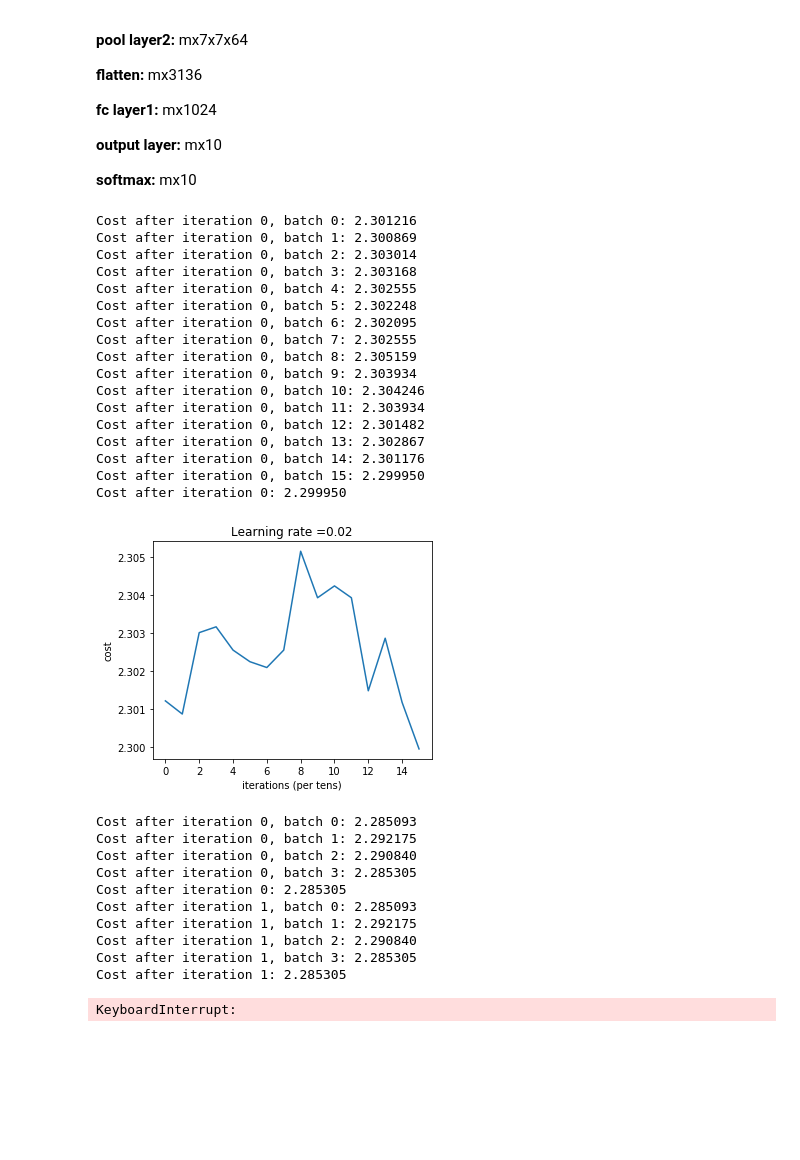
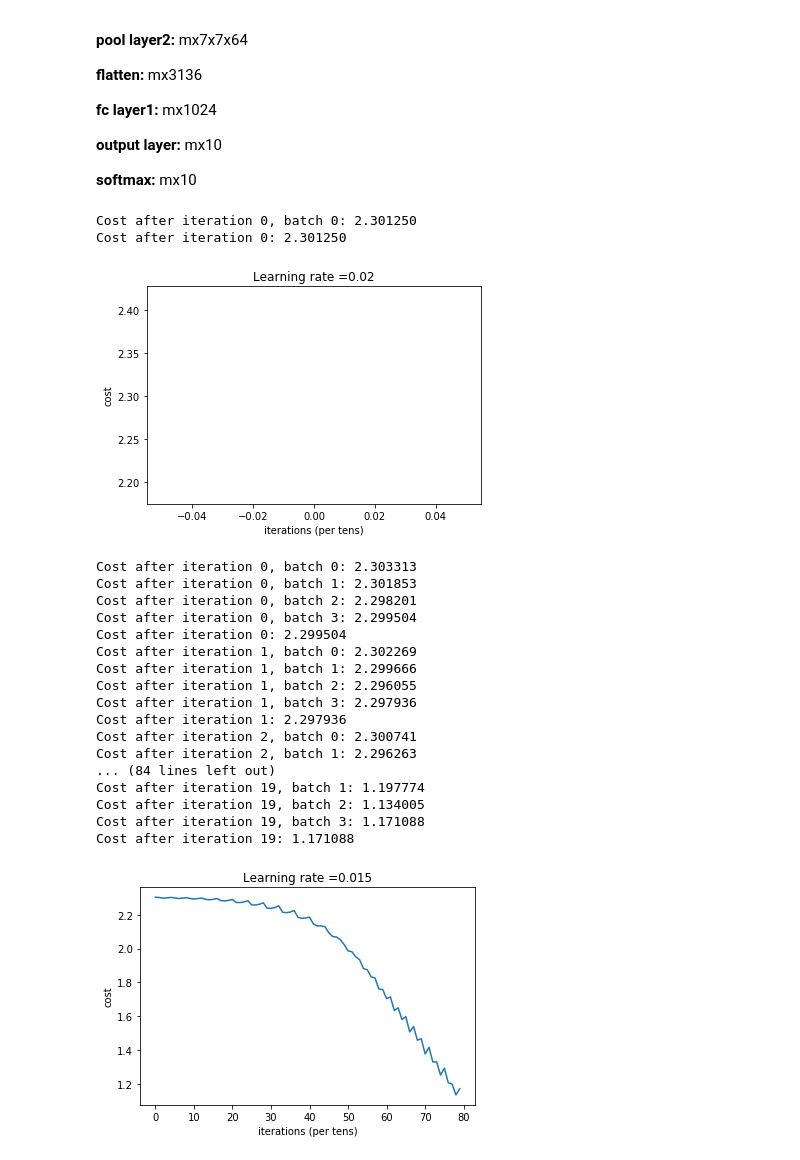
Before and after one commit to wssrcok/DeepLearning, a Jupyter notebook: CNN/cnn_mnist.ipynb, the cells around one changed output. Cells and saved outputs as stored; diff of their text form; code cells hidden in the pictures; blank space fills up the shorter version.

```diff
--- a/CNN/cnn_mnist.ipynb
+++ b/CNN/cnn_mnist.ipynb
@@ -103,43 +103,35 @@ plt.imshow(input_layer[0,0])
 # %%
 # training model
 filter_dims = [(32,1,5,5),(64,32,5,5)]
 layers_dims = [3136, 1024, classes] #  2-layer model
-parameters, parameters_conv, grads, conv_grads = cnn_model(input_layer[0:4096], train_labels[0:4096], filter_dims, layers_dims,
-                                                           truncate = 4, batch_size = 256, learning_rate = 0.02, num_iterations = 1, print_cost = True)
+parameters, parameters_conv, grads, conv_grads = cnn_model(input_layer[0:256], train_labels[0:256], filter_dims, layers_dims,
+                                                           truncate = 0, batch_size = 256, learning_rate = 0.02, num_iterations = 1, print_cost = True)
 # %% [output]
-Cost after iteration 0, batch 0: 2.301216
-Cost after iteration 0, batch 1: 2.300869
-Cost after iteration 0, batch 2: 2.303014
-Cost after iteration 0, batch 3: 2.303168
-Cost after iteration 0, batch 4: 2.302555
-Cost after iteration 0, batch 5: 2.302248
-Cost after iteration 0, batch 6: 2.302095
-Cost after iteration 0, batch 7: 2.302555
-Cost after iteration 0, batch 8: 2.305159
-Cost after iteration 0, batch 9: 2.303934
-Cost after iteration 0, batch 10: 2.304246
-Cost after iteration 0, batch 11: 2.303934
-Cost after iteration 0, batch 12: 2.301482
-Cost after iteration 0, batch 13: 2.302867
-Cost after iteration 0, batch 14: 2.301176
-Cost after iteration 0, batch 15: 2.299950
-Cost after iteration 0: 2.299950
+Cost after iteration 0, batch 0: 2.301250
+Cost after iteration 0: 2.301250
-[figure, old version]
+[figure, new version]
 # %%
 #further training on the same model
-parameters, parameters_conv, grads, conv_grads = cnn_model(input_layer[0:256], train_labels[:,0:256], layers_dims, filter_dims, truncate = 4, batch_size = 64, learning_rate = 0.01, num_iterations = 5, parameters = parameters, parameters_conv = parameters_conv, print_cost = True)
+parameters, parameters_conv, grads, conv_grads = cnn_model(input_layer[0:256], train_labels[:,0:256], layers_dims, filter_dims, truncate = 0, batch_size = 64, learning_rate = 0.015, num_iterations = 20, parameters = parameters, parameters_conv = parameters_conv, print_cost = True)
 # %% [output]
-Cost after iteration 0, batch 0: 2.285093
-Cost after iteration 0, batch 1: 2.292175
-Cost after iteration 0, batch 2: 2.290840
-Cost after iteration 0, batch 3: 2.285305
-Cost after iteration 0: 2.285305
-Cost after iteration 1, batch 0: 2.285093
-Cost after iteration 1, batch 1: 2.292175
-Cost after iteration 1, batch 2: 2.290840
-Cost after iteration 1, batch 3: 2.285305
-Cost after iteration 1: 2.285305
+Cost after iteration 0, batch 0: 2.303313
+Cost after iteration 0, batch 1: 2.301853
+Cost after iteration 0, batch 2: 2.298201
+Cost after iteration 0, batch 3: 2.299504
+Cost after iteration 0: 2.299504
+Cost after iteration 1, batch 0: 2.302269
+Cost after iteration 1, batch 1: 2.299666
+Cost after iteration 1, batch 2: 2.296055
+Cost after iteration 1, batch 3: 2.297936
+Cost after iteration 1: 2.297936
+Cost after iteration 2, batch 0: 2.300741
+Cost after iteration 2, batch 1: 2.296263
+... (84 lines left out)
+Cost after iteration 19, batch 1: 1.197774
+Cost after iteration 19, batch 2: 1.134005
+Cost after iteration 19, batch 3: 1.171088
+Cost after iteration 19: 1.171088
-KeyboardInterrupt:
+[figure, added]
 # %%
 train_labels.shape
 # %%
```
Also changed, not shown: parts of 8 cells of this notebook, 3 other files.
